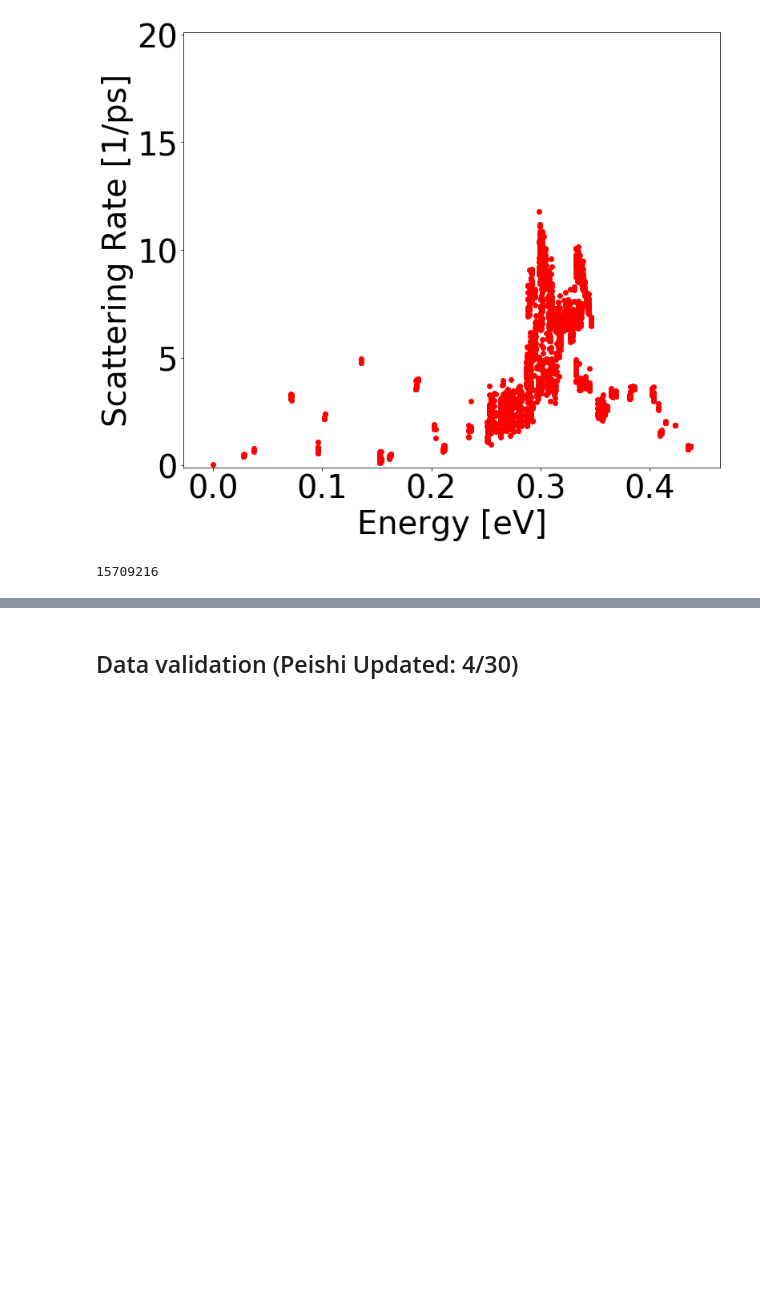
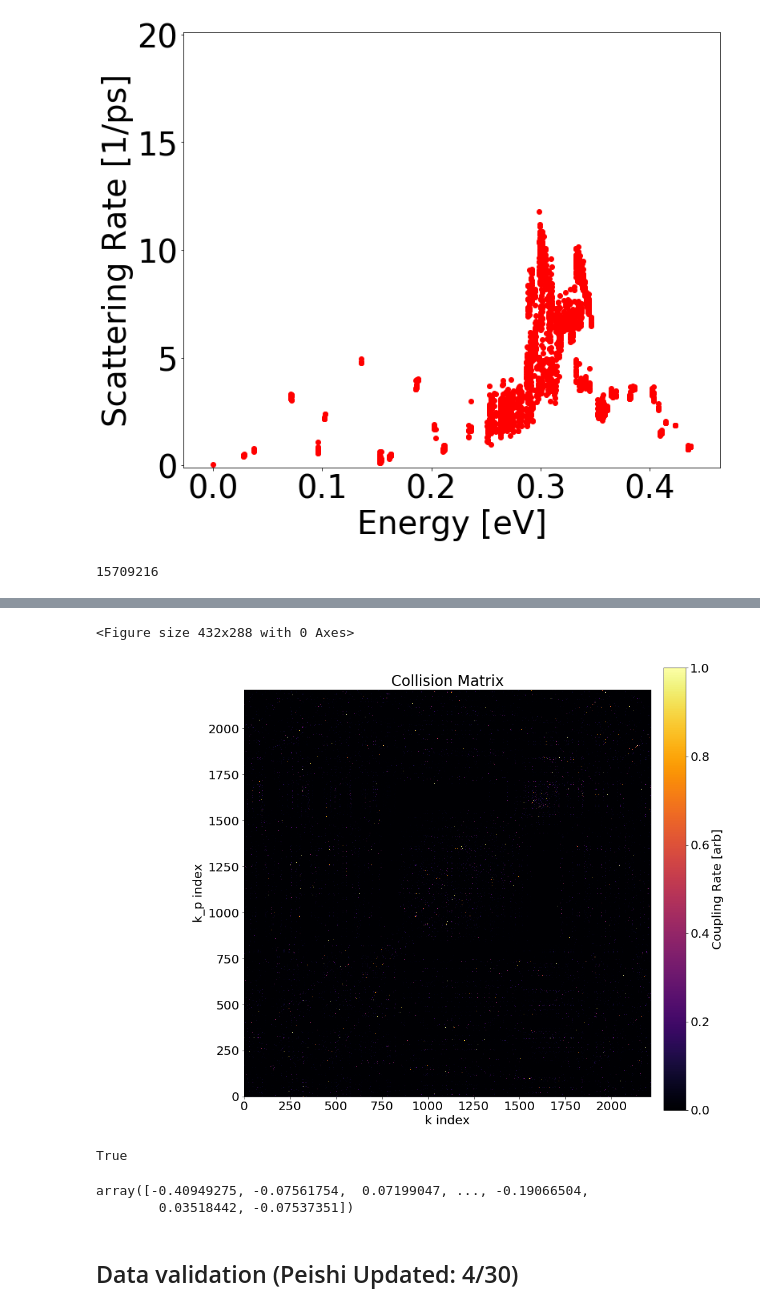
Before and after one commit to alexanderychoi/linear_boltzmann, a Jupyter notebook: data_processing_4_19.ipynb, the cells around one changed output, grey strips where cells are left out. Cells and saved outputs as stored; diff of their text form; code cells hidden in the pictures; blank space fills up the shorter version.

Commit message:
Calculated the collision matrix.

```diff
--- a/data_processing_4_19.ipynb
+++ b/data_processing_4_19.ipynb
@@ -632,0 +710,6 @@ np.sum(full_g_df['k_en [eV]'] > (full_g_df['k_en [eV]'].min()+ 0.25))
+# %%
+abs_array = np.zeros((len(np.unique(enk_df['k_inds'])),len(np.unique(enk_df['k_inds']))))
+ems_array = np.zeros((len(np.unique(enk_df['k_inds'])),len(np.unique(enk_df['k_inds']))))
+
+abs_array[summed_abs_df['k_inds'].values-1,summed_abs_df['k+q_inds'].values-1] = summed_abs_df['weight'].values
+ems_array[summed_ems_df['k_inds'].values-1,summed_ems_df['k+q_inds'].values-1] = summed_ems_df['weight'].values
@@ -632,0 +730,8 @@ np.sum(full_g_df['k_en [eV]'] > (full_g_df['k_en [eV]'].min()+ 0.25))
+# %%
+collision_array = np.transpose(abs_array+ems_array)-(abs_array+ems_array)
+# %%
+sorted_indices = cart_kpts_df.sort_values(['kx [1/A]','ky [1/A]','kz [1/A]'],ascending=True)['k_inds'].values-1
+# %%
+i = np.argsort(sorted_indices)
+switch1 = collision_array[:,i]
+switch2 = switch1[i,:]
@@ -632,0 +748,26 @@ np.sum(full_g_df['k_en [eV]'] > (full_g_df['k_en [eV]'].min()+ 0.25))
+# %%
+import numpy as np
+import matplotlib.pyplot as plt
+plt.set_cmap('inferno')
+fig = plt.figure(figsize=(20, 12.2))
+plt.rcParams.update({'font.size': 20})
+
+ax = fig.add_subplot(111)
+ax.set_title('Collision Matrix')
+plt.imshow(np.abs(switch2)/np.max(collision_array),origin = 'lower')
+ax.set_aspect('equal')
+plt.xlabel('k index')
+plt.ylabel('k_p index')
+
+cax = fig.add_axes([0.12, 0.1, 0.75, 0.82])
+cax.get_xaxis().set_visible(False)
+cax.get_yaxis().set_visible(False)
+cax.patch.set_alpha(0)
+cax.set_frame_on(False)
+cbar = plt.colorbar(orientation='vertical')
+cbar.set_label('Coupling Rate [arb]')
+fig.savefig('test.png', bbox_inches='tight')
+plt.show()
+# %% [output]
+<Figure size 432x288 with 0 Axes>
+[figure, added]
@@ -633,3 +777,12 @@ np.sum(full_g_df['k_en [eV]'] > (full_g_df['k_en [eV]'].min()+ 0.25))
+# %%
+check_symmetric(np.abs(collision_array))
+# %% [output]
+True
+# %%
+np.sum(collision_array,axis=0)
+# %% [output]
+array([-0.40949275, -0.07561754,  0.07199047, ..., -0.19066504,
+        0.03518442, -0.07537351])
 # %% [markdown]
 ## Data validation (Peishi Updated: 4/30)
 # %%
```
Also changed, not shown: parts of 9 cells of this notebook.
